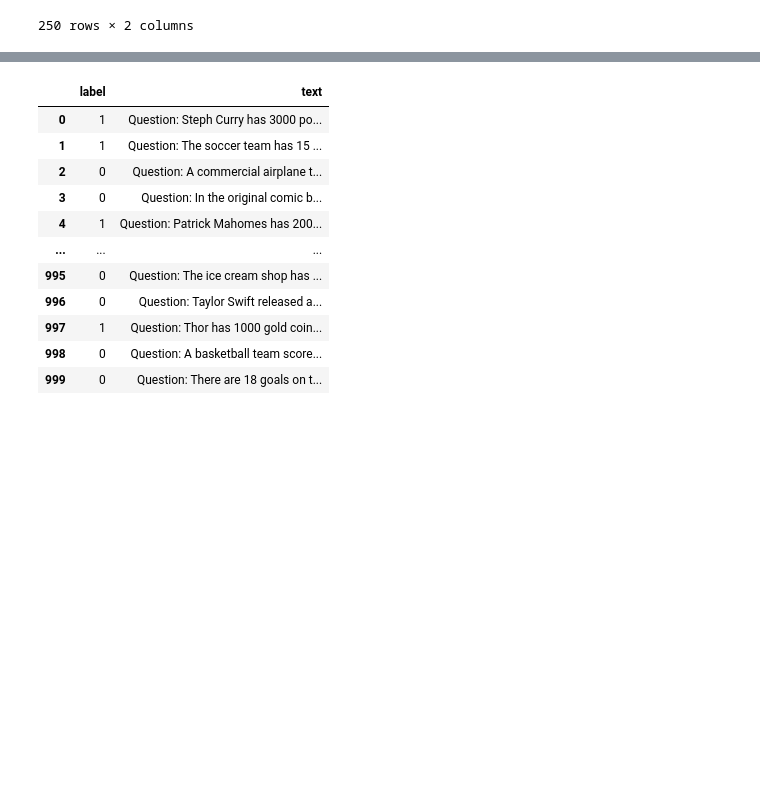
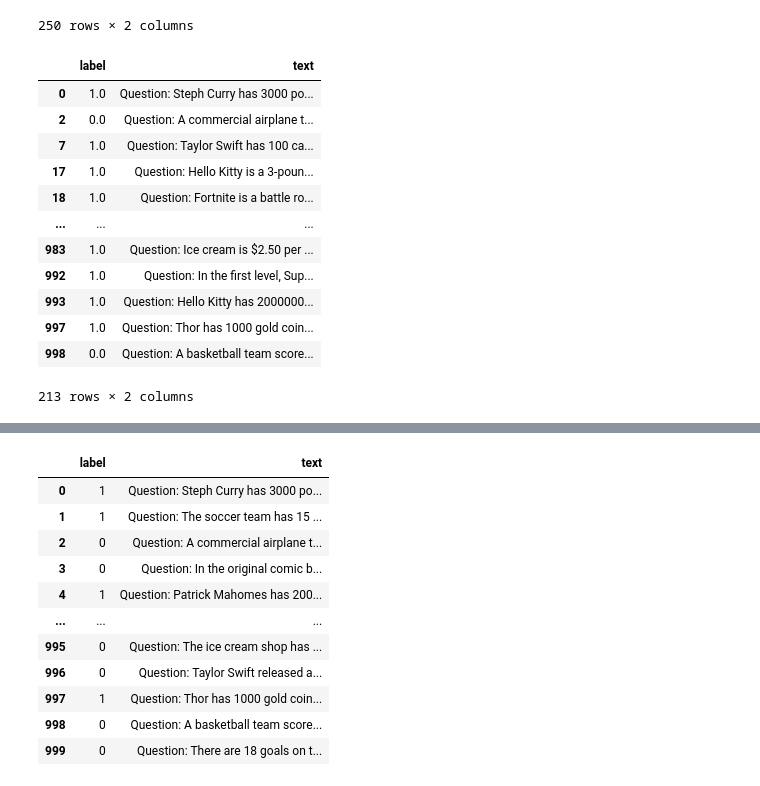
Before and after one commit to bryanchrist/llama2-70b, a Jupyter notebook: Compare_Models_Zooniverse.ipynb, the cells around one changed output, grey strips where cells are left out. Saved outputs shown, nothing was run; the diff lists cells and outputs as text; code cells hidden in the pictures; blank space fills up the shorter version.

Commit message:
Preparing files for accuracy classifier

```diff
--- a/Compare_Models_Zooniverse.ipynb
+++ b/Compare_Models_Zooniverse.ipynb
@@ -929,6 +929,7 @@ merged
 # %%
 merged['text'] = "Question: " + merged['question'] + "\nAnswer: " + merged['answer']
 merged.to_csv('data/all_models.csv')
+merged['acc_text'] = "Question: " + merged['question'] + "\nSolution:\n" + merged['solution']
 # %%
 llama = merged[merged['model']=='llama']
 llema = merged[merged['model']=='llema']
@@ -1125,3 +1126,23 @@ appropriateness
 | 984 | NaN | Question: LeBron James is 6'9" ta... |
 | 990 | 1.0 | Question: A 10-car train is 1200 ... |
 250 rows × 2 columns
+# %%
+accuracy = llama[['accuracy', 'acc_text']]
+accuracy = accuracy[accuracy['accuracy'].notna()]
+accuracy = accuracy.rename({'accuracy': 'label', 'acc_text': 'text'}, axis=1)
+accuracy.to_csv('data/llama_accuracy.csv')
+accuracy
+# %% [output]
+|  | label | text |
+| 0 | 1.0 | Question: Steph Curry has 3000 po... |
+| 2 | 0.0 | Question: A commercial airplane t... |
+| 7 | 1.0 | Question: Taylor Swift has 100 ca... |
+| 17 | 1.0 | Question: Hello Kitty is a 3-poun... |
+| 18 | 1.0 | Question: Fortnite is a battle ro... |
+| ... | ... | ... |
+| 983 | 1.0 | Question: Ice cream is $2.50 per ... |
+| 992 | 1.0 | Question: In the first level, Sup... |
+| 993 | 1.0 | Question: Hello Kitty has 2000000... |
+| 997 | 1.0 | Question: Thor has 1000 gold coin... |
+| 998 | 0.0 | Question: A basketball team score... |
+213 rows × 2 columns
```
Also changed, not shown: parts of 5 cells of this notebook, 5 other files.
